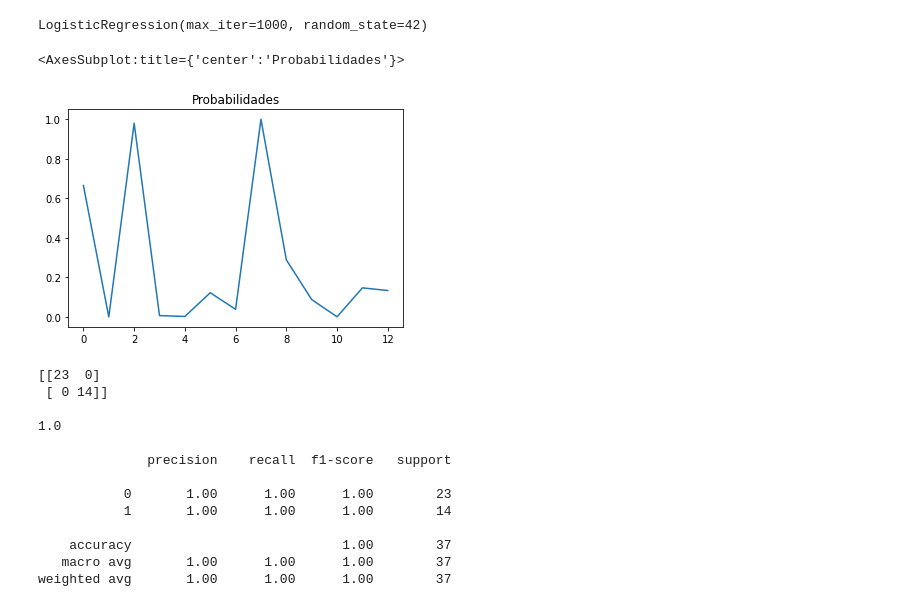
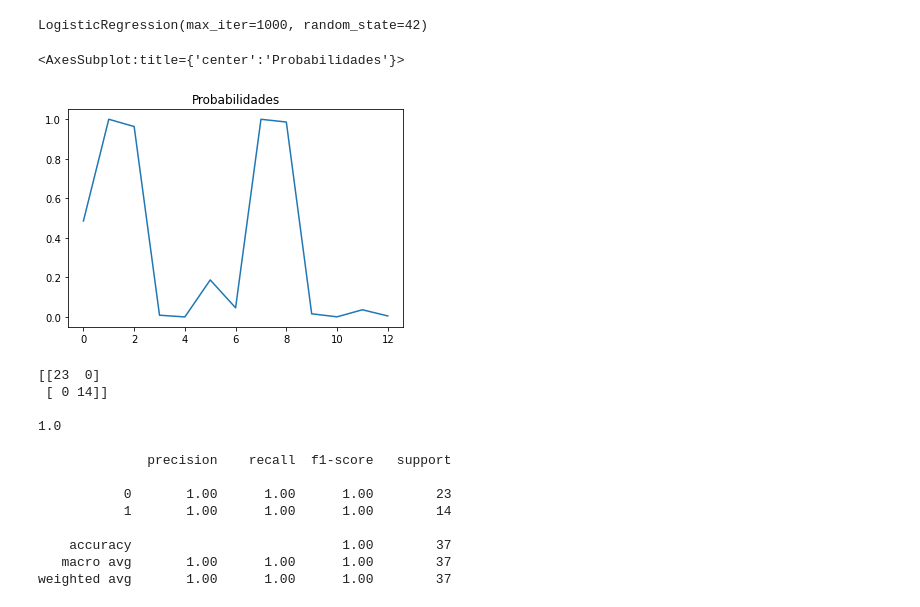
Before and after one commit to bruno-marcelino10/iniciacao-cientifica, a Jupyter notebook: scripts/model.ipynb, the cells around one changed output. Drawn from its saved outputs; the diff is of its cells as text; code cells hidden in the pictures.

```diff
--- a/scripts/model.ipynb
+++ b/scripts/model.ipynb
@@ -48,0 +55,4 @@ X_train, X_test, y_train, y_test = train_test_split(X, y, random_state = 42)
+# %%
+scaler = StandardScaler()
+X_train_norm = scaler.fit_transform(X_train)
+X_test_norm = scaler.transform(X_test)
@@ -48,0 +61,4 @@ X_train, X_test, y_train, y_test = train_test_split(X, y, random_state = 42)
+# %%
+pca = PCA()
+X_train = pca.fit_transform(X_train_norm)
+X_test = pca.transform(X_test_norm)
@@ -58,11 +81,12 @@ LogisticRegression(max_iter=1000, random_state=42)
 # %%
 y_pred = modelo.predict(X_test)
 y_pred_train = modelo.predict(X_train)
+y_pred_proba_train = modelo.predict_proba(X_train)[:,1]
 y_pred_proba = modelo.predict_proba(X_test)[:,1]
 pd.Series(y_pred_proba).plot(title = "Probabilidades")
 # %% [output]
 <AxesSubplot:title={'center':'Probabilidades'}>
-[figure, old version]
+[figure, new version]
 # %%
 # Treinamento
 print(confusion_matrix(y_train, y_pred_train))
```
Also changed, not shown: parts of 23 cells of this notebook.
